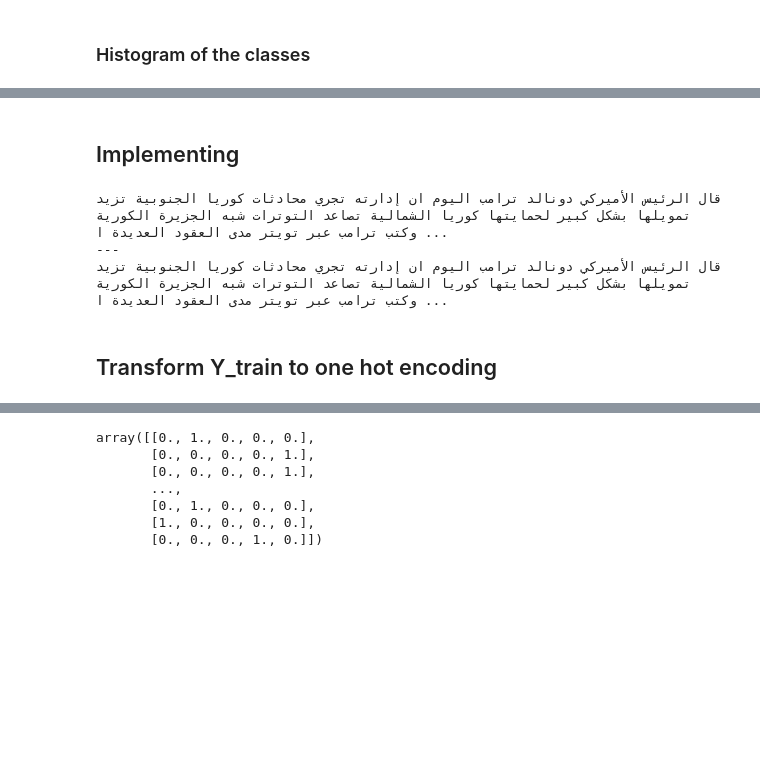
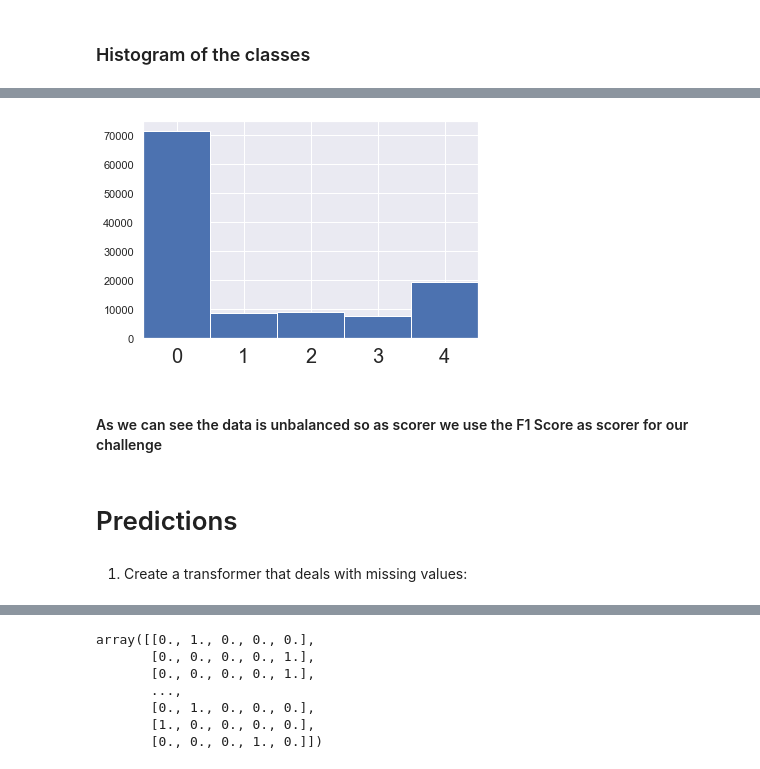
Before and after one commit to hadi-abdine/ArabicNewsCategoryPrediction, a Jupyter notebook: ArabicNewsCategoryPrediction_starting_kit.ipynb, the cells around one changed output, grey strips where cells are left out. Saved outputs shown, nothing was run; the diff lists cells and outputs as text; code cells hidden in the pictures; blank space fills up the shorter version.

```diff
--- a/ArabicNewsCategoryPrediction_starting_kit.ipynb
+++ b/ArabicNewsCategoryPrediction_starting_kit.ipynb
@@ -241,14 +191,18 @@ array([   35,     7,   157,   583,   135,     6,     3, 11470,  2164,
-# %% [markdown]
-## Implementing
-# %%
-id_to_word = {value:key for key,value in word_index.items()}
-id_to_word[0] = '<PAD>'
-print(' '.join(id_to_word[id] for id in X[10]))
-print('---')
-print(' '.join(X_df.loc[10]['Desc']))
-# %% [output]
-قال الرئيس الأميركي دونالد ترامب اليوم ان إدارته تجري محادثات كوريا الجنوبية تزيد تمويلها بشكل كبير لحمايتها كوريا الشمالية تصاعد التوترات شبه الجزيرة الكورية وكتب ترامب عبر تويتر مدى العقود العديدة ا ...
----
-قال الرئيس الأميركي دونالد ترامب اليوم ان إدارته تجري محادثات كوريا الجنوبية تزيد تمويلها بشكل كبير لحمايتها كوريا الشمالية تصاعد التوترات شبه الجزيرة الكورية وكتب ترامب عبر تويتر مدى العقود العديدة ا ...
-# %% [markdown]
-## Transform Y_train to one hot encoding
+# %%
+def bins_labels(bins, **kwargs):
+    bin_w = (max(bins) - min(bins)) / (len(bins) - 1)
+    plt.xticks(np.arange(min(bins)+bin_w/2, max(bins), bin_w), bins, **kwargs)
+    plt.xlim(bins[0], bins[-1])
+
+bins = range(6)
+plt.hist(y_array, bins=bins)
+bins_labels(bins, fontsize=20)
+plt.show()
+# %% [output]
+[figure, added]
+# %% [markdown]
+#### As we can see the data is unbalanced so as scorer we use the F1 Score as scorer for our challenge
+# %% [markdown]
+# Predictions
+# %% [markdown]
+1. Create a transformer that deals with missing values:
```
Also changed, not shown: parts of 84 cells of this notebook, 3 other files.
